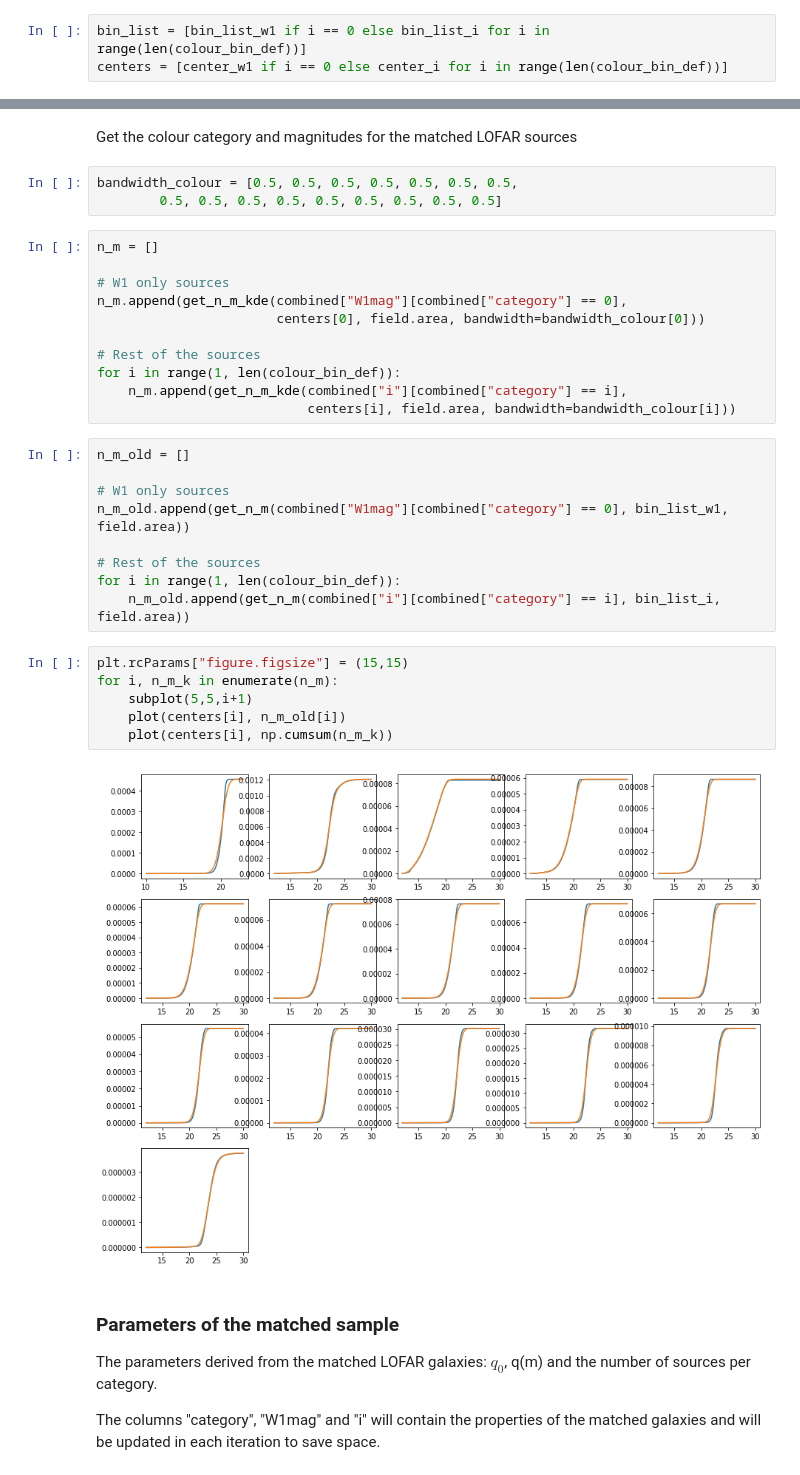
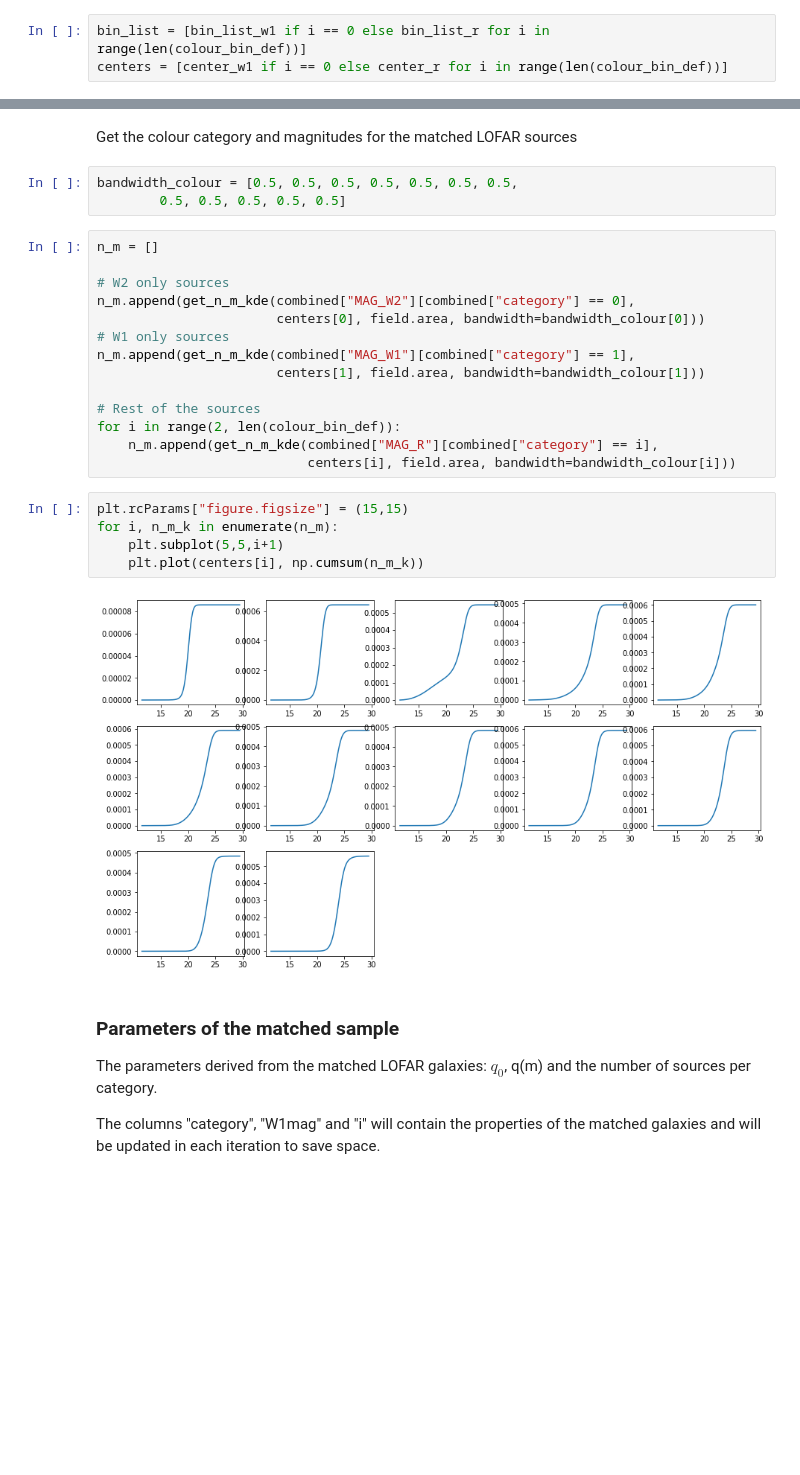
Before and after one commit to nudomarinero/lr_lotss_dr2, a Jupyter notebook: notebooks/lr_tests/Match_LOFAR_combined_iter_params.ipynb, the cells around one changed output, grey strips where cells are left out. Cells and saved outputs as stored; diff of their text form; blank space fills up the shorter version.

```diff
--- a/notebooks/lr_tests/Match_LOFAR_combined_iter_params.ipynb
+++ b/notebooks/lr_tests/Match_LOFAR_combined_iter_params.ipynb
@@ -852,8 +1053,8 @@ These parameters are derived from the underlying population and will not change.
 
 First we compute the number of galaxies in each bin for the combined catalogue
 # %%
-bin_list = [bin_list_w1 if i == 0 else bin_list_i for i in range(len(colour_bin_def))]
-centers = [center_w1 if i == 0 else center_i for i in range(len(colour_bin_def))]
+bin_list = [bin_list_w1 if i == 0 else bin_list_r for i in range(len(colour_bin_def))]
+centers = [center_w1 if i == 0 else center_r for i in range(len(colour_bin_def))]
 # %%
 numbers_combined_bins = np.array([np.sum(a["condition"]) for a in colour_bin_def])
 # %%
@@ -866,35 +1066,28 @@ array([ 669839, 1778426,  123221,   86953,  127155,   91489,  106076,
 Get the colour category and magnitudes for the matched LOFAR sources
 # %%
 bandwidth_colour = [0.5, 0.5, 0.5, 0.5, 0.5, 0.5, 0.5,
-        0.5, 0.5, 0.5, 0.5, 0.5, 0.5, 0.5, 0.5, 0.5]
+        0.5, 0.5, 0.5, 0.5, 0.5]
 # %%
 n_m = []
 
+# W2 only sources
+n_m.append(get_n_m_kde(combined["MAG_W2"][combined["category"] == 0],
+                       centers[0], field.area, bandwidth=bandwidth_colour[0]))
 # W1 only sources
-n_m.append(get_n_m_kde(combined["W1mag"][combined["category"] == 0],
-                       centers[0], field.area, bandwidth=bandwidth_colour[0]))
+n_m.append(get_n_m_kde(combined["MAG_W1"][combined["category"] == 1],
+                       centers[1], field.area, bandwidth=bandwidth_colour[1]))
 
 # Rest of the sources
-for i in range(1, len(colour_bin_def)):
-    n_m.append(get_n_m_kde(combined["i"][combined["category"] == i],
+for i in range(2, len(colour_bin_def)):
+    n_m.append(get_n_m_kde(combined["MAG_R"][combined["category"] == i],
                            centers[i], field.area, bandwidth=bandwidth_colour[i]))
-# %%
-n_m_old = []
-
-# W1 only sources
-n_m_old.append(get_n_m(combined["W1mag"][combined["category"] == 0], bin_list_w1, field.area))
-
-# Rest of the sources
-for i in range(1, len(colour_bin_def)):
-    n_m_old.append(get_n_m(combined["i"][combined["category"] == i], bin_list_i, field.area))
 # %%
 plt.rcParams["figure.figsize"] = (15,15)
 for i, n_m_k in enumerate(n_m):
-    subplot(5,5,i+1)
-    plot(centers[i], n_m_old[i])
-    plot(centers[i], np.cumsum(n_m_k))
+    plt.subplot(5,5,i+1)
+    plt.plot(centers[i], np.cumsum(n_m_k))
 # %% [output]
-[figure, old version]
+[figure, new version]
 # %% [markdown]
 ### Parameters of the matched sample
 
```
Also changed, not shown: parts of 123 cells of this notebook, 1 other file.
